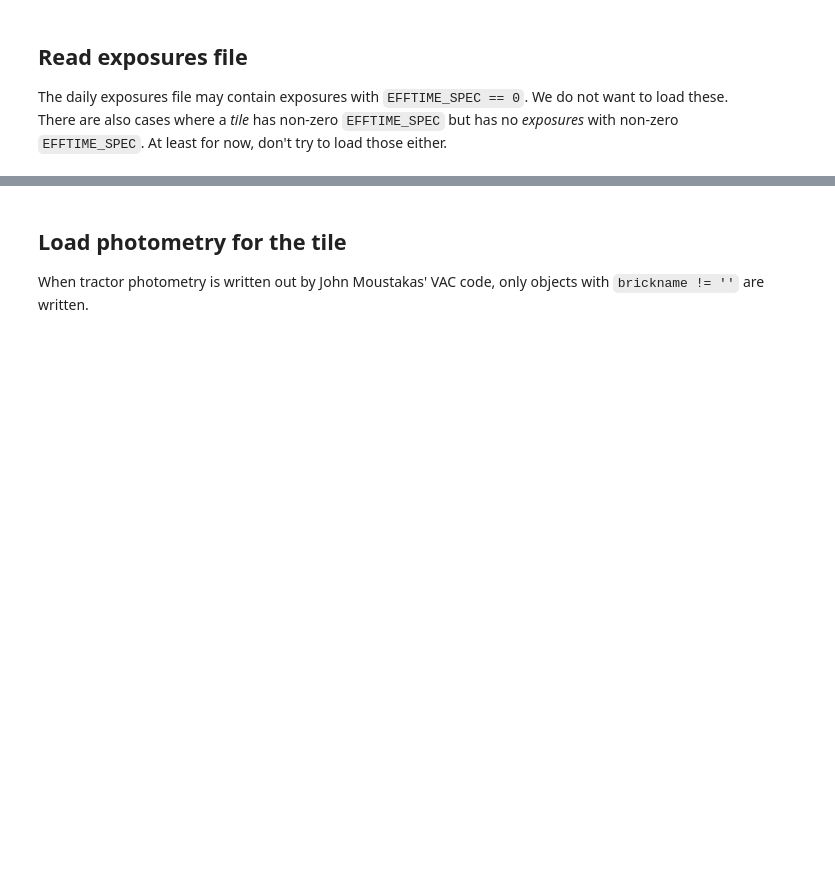
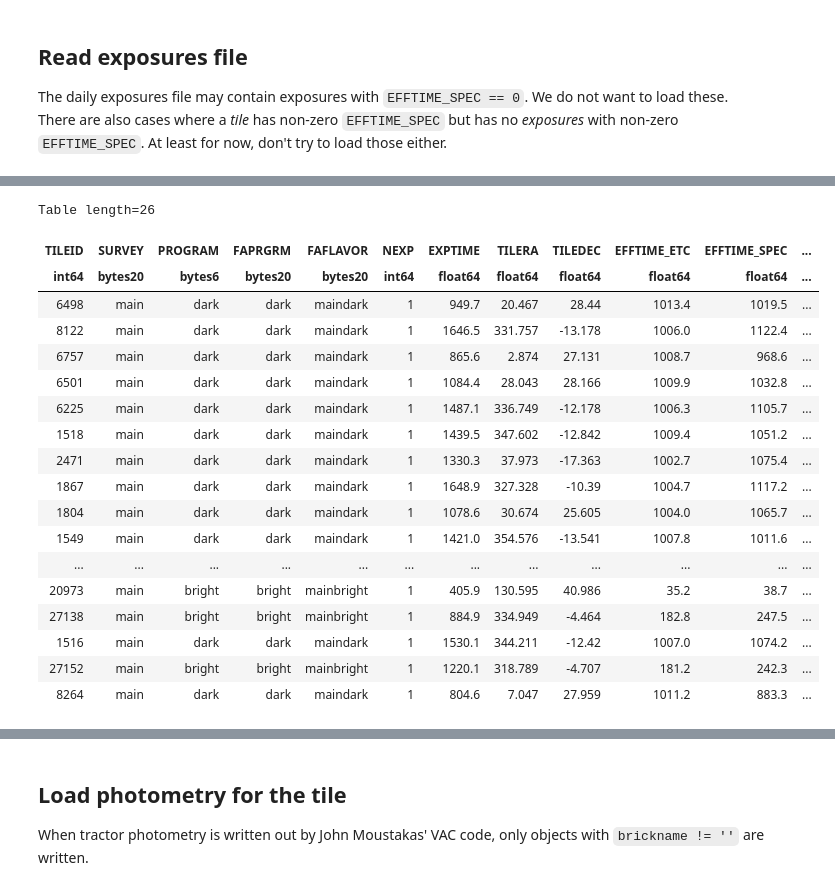
Before and after one commit to desihub/specprod-db, a Jupyter notebook: doc/nb/TestNewTile.ipynb, the cells around one changed output, grey strips where cells are left out. Cells and saved outputs as stored; diff of their text form; code cells hidden in the pictures; blank space fills up the shorter version.

```diff
--- a/doc/nb/TestNewTile.ipynb
+++ b/doc/nb/TestNewTile.ipynb
@@ -43,7 +38,7 @@ if overwrite:
 # %% [markdown]
 ## Read tiles file
 # %%
-# tiles_file = findfile('tiles', readonly=True).replace('.fits', '.csv')
-tiles_file = os.path.join(os.environ['DESI_ROOT'], 'users', os.environ['USER'], f'tiles-daily-patched-with-jura-{tiles_patch_date}.csv')
-tiles_table = Table.read(tiles_file, format='ascii.csv')
+original_tiles_file = os.path.join(os.environ['DESI_ROOT'], 'users', os.environ['USER'], f'tiles-daily-patched-with-kibo-{tiles_patch_date}.csv')
+current_tiles_file = findfile('tiles', readonly=True)
+tiles_table = Table.read(original_tiles_file, format='ascii.csv')
 # tiles_table
@@ -120,0 +148,45 @@ except IntegrityError as exc:
+# %%
+import json
+with open(os.path.join(os.environ['DESI_ROOT'], 'users', os.environ['USER'], 'tiles-daily-cache.json'), 'w') as j:
+    json.dump(dict(zip(tiles_table['TILEID'].tolist(), tiles_table['UPDATED'].tolist())), j)
+# %%
+with open(os.path.join(os.environ['DESI_ROOT'], 'users', os.environ['USER'], 'tiles-daily-cache.json')) as j:
+    tiles_cache = json.load(j)
+# %%
+update_tiles_table = Table.read(current_tiles_file, format='fits', hdu='TILES')
+# %%
+cached_tiles = np.array(list(map(int, tiles_cache.keys())))
+new_tiles = ~np.in1d(update_tiles_table['TILEID'], cached_tiles)
+updated_tiles = np.zeros((len(update_tiles_table), ), dtype=bool)
+for tileid in tiles_cache:
+    t = int(tileid)
+    w = np.where(update_tiles_table['TILEID'] == t)[0]
+    assert len(w) == 1
+    if update_tiles_table['UPDATED'][w] == tiles_cache[tileid]:
+        pass
+    elif update_tiles_table['UPDATED'][w] > tiles_cache[tileid]:
+        # print("{0} > {1}".format(update_tiles_table['UPDATED'][w], tiles_cache[tileid]))
+        updated_tiles[w] = True
+    else:
+        print("Something weird happened.")
+update_tiles_table[new_tiles]
+# %% [output]
+Table length=26
+| TILEID | SURVEY | PROGRAM | FAPRGRM | FAFLAVOR | NEXP | EXPTIME | TILERA | TILEDEC | EFFTIME_ETC | EFFTIME_SPEC | ... |
+| int64 | bytes20 | bytes6 | bytes20 | bytes20 | int64 | float64 | float64 | float64 | float64 | float64 | ... |
+| 6498 | main | dark | dark | maindark | 1 | 949.7 | 20.467 | 28.44 | 1013.4 | 1019.5 | ... |
+| 8122 | main | dark | dark | maindark | 1 | 1646.5 | 331.757 | -13.178 | 1006.0 | 1122.4 | ... |
+| 6757 | main | dark | dark | maindark | 1 | 865.6 | 2.874 | 27.131 | 1008.7 | 968.6 | ... |
+| 6501 | main | dark | dark | maindark | 1 | 1084.4 | 28.043 | 28.166 | 1009.9 | 1032.8 | ... |
+| 6225 | main | dark | dark | maindark | 1 | 1487.1 | 336.749 | -12.178 | 1006.3 | 1105.7 | ... |
+| 1518 | main | dark | dark | maindark | 1 | 1439.5 | 347.602 | -12.842 | 1009.4 | 1051.2 | ... |
+| 2471 | main | dark | dark | maindark | 1 | 1330.3 | 37.973 | -17.363 | 1002.7 | 1075.4 | ... |
+| 1867 | main | dark | dark | maindark | 1 | 1648.9 | 327.328 | -10.39 | 1004.7 | 1117.2 | ... |
+| 1804 | main | dark | dark | maindark | 1 | 1078.6 | 30.674 | 25.605 | 1004.0 | 1065.7 | ... |
+| 1549 | main | dark | dark | maindark | 1 | 1421.0 | 354.576 | -13.541 | 1007.8 | 1011.6 | ... |
+| ... | ... | ... | ... | ... | ... | ... | ... | ... | ... | ... | ... |
+| 20973 | main | bright | bright | mainbright | 1 | 405.9 | 130.595 | 40.986 | 35.2 | 38.7 | ... |
+| 27138 | main | bright | bright | mainbright | 1 | 884.9 | 334.949 | -4.464 | 182.8 | 247.5 | ... |
+| 1516 | main | dark | dark | maindark | 1 | 1530.1 | 344.211 | -12.42 | 1007.0 | 1074.2 | ... |
+| 27152 | main | bright | bright | mainbright | 1 | 1220.1 | 318.789 | -4.707 | 181.2 | 242.3 | ... |
+| 8264 | main | dark | dark | maindark | 1 | 804.6 | 7.047 | 27.959 | 1011.2 | 883.3 | ... |
```
Also changed, not shown: parts of 28 cells of this notebook.
